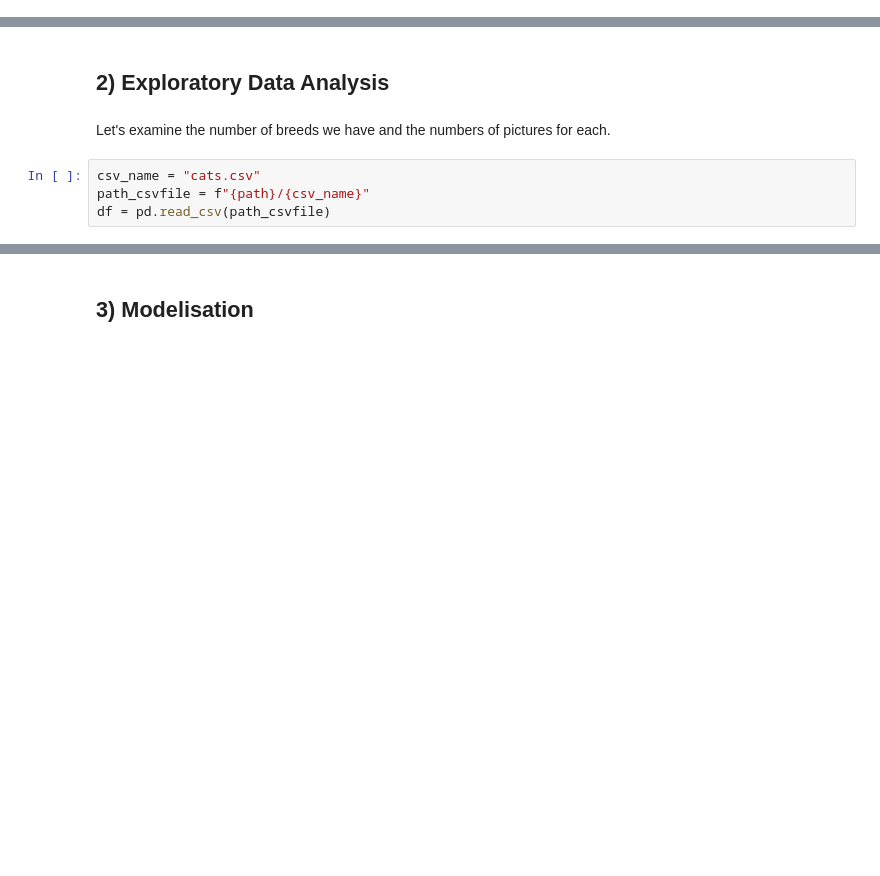
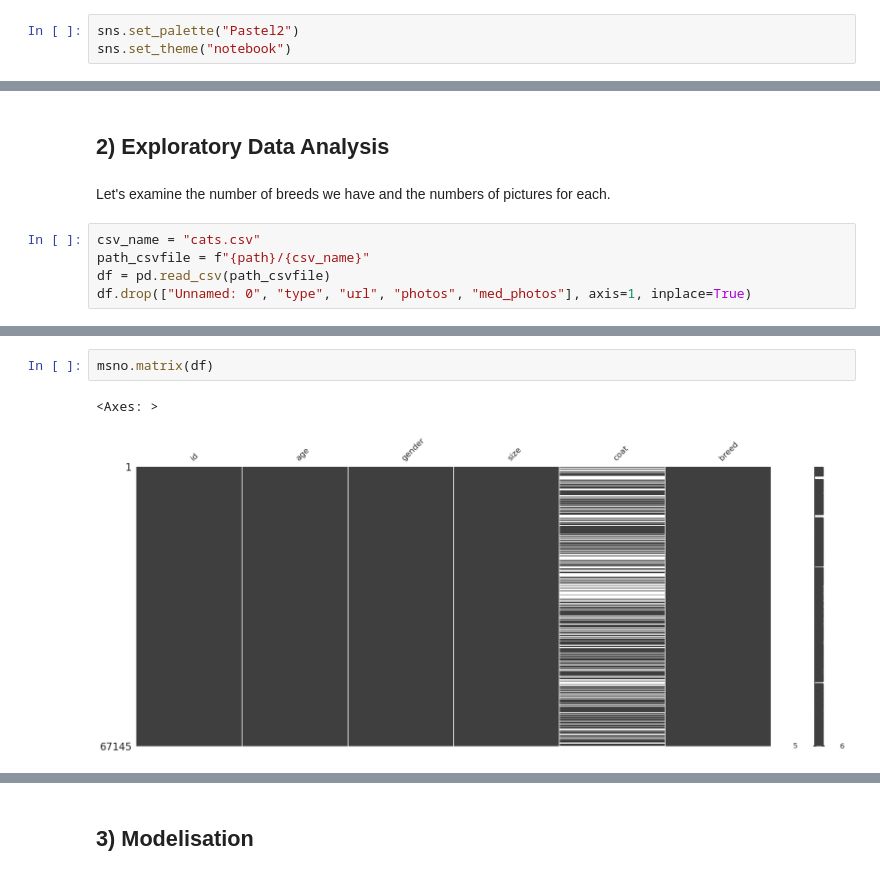
Before and after one commit to cecilegltslmcs/cats-classification, a Jupyter notebook: notebook.ipynb, the cells around one changed output, grey strips where cells are left out. Cells and saved outputs as stored; diff of their text form; blank space fills up the shorter version.

```diff
--- a/notebook.ipynb
+++ b/notebook.ipynb
@@ -18,6 +39,9 @@ from tensorflow.keras.utils import plot_model
 from tensorflow.keras import layers, Sequential
 
 %matplotlib inline
+# %%
+sns.set_palette("Pastel2")
+sns.set_theme("notebook")
 # %%
 # Google Drive connexion
 from google.colab import drive
@@ -51,3 +75,4 @@ Let's examine the number of breeds we have and the numbers of pictures for each.
 csv_name = "cats.csv"
 path_csvfile = f"{path}/{csv_name}"
 df = pd.read_csv(path_csvfile)
+df.drop(["Unnamed: 0", "type", "url", "photos", "med_photos"], axis=1, inplace=True)
@@ -55,0 +88,5 @@ FileNotFoundError: ignored
+# %%
+msno.matrix(df)
+# %% [output]
+<Axes: >
+[figure, added]
```
Also changed, not shown: parts of 16 cells of this notebook.
